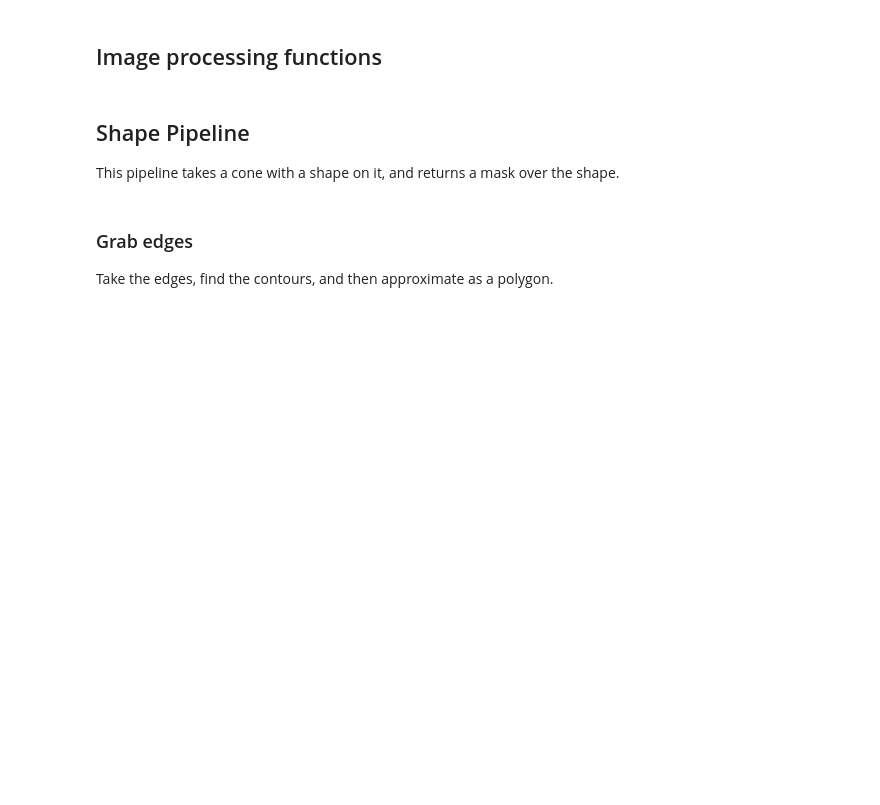
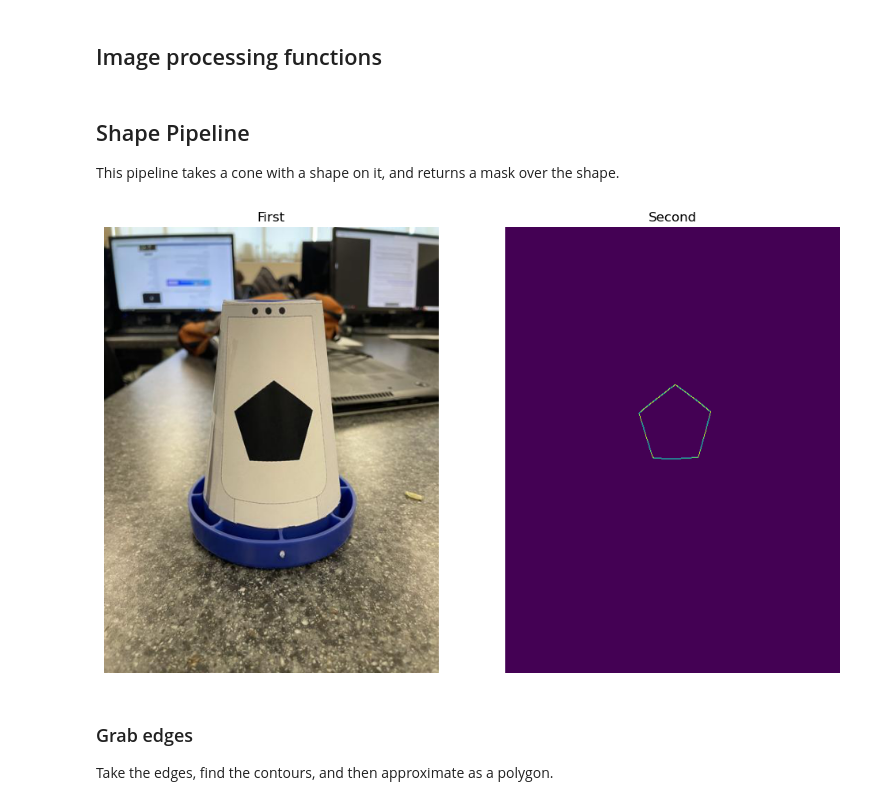
Before and after one commit to FTC-6093/Powerplay6093, a Jupyter notebook: TeamCode/src/main/java/org/firstinspires/ftc/teamcode/pythoncone/cone.ipynb, the cells around one changed output. Cells and saved outputs as stored; diff of their text form; code cells hidden in the pictures; blank space fills up the shorter version.

```diff
--- a/TeamCode/src/main/java/org/firstinspires/ftc/teamcode/pythoncone/cone.ipynb
+++ b/TeamCode/src/main/java/org/firstinspires/ftc/teamcode/pythoncone/cone.ipynb
@@ -51,7 +59,7 @@ def flood_from_pix(floodImg: np.ndarray, pixel: tuple = ()):
     h, w = floodImg.shape[:2]
     if not pixel: pixel = (w//2, h//2)
     mask = np.zeros((h+2,w+2), np.uint8)
-    flat = floodImg.astype(np.uint8)
+    flat = floodImg.astype("uint8")
     cv2.floodFill(flat, mask, pixel, 255)
     return cv2.threshold(flat, 254, 255, cv2.THRESH_BINARY)[1]
 
@@ -60,7 +68,6 @@ def resize_image(dimImage: np.ndarray, newsize: tuple = ()):
     if newsize:
         rowedge = (dims[0]-newsize[0])//2
         coledge = (dims[1]-newsize[1])//2
-
         return dimImage[rowedge:dims[0]-rowedge,coledge:dims[1]-coledge]
 
     return dimImage
@@ -83,36 +90,41 @@ from pickle import dump
 color_pipeline = lambda img, seed: compose(
         (extract_channel, (0,)),
         # 200 is min, 250 is max. If theres too much bg noise, turn up 200. If the shape gets cut, turn up 250.
         (cv2.Canny, (200, 250)),
         (cv2.blur, ((7, 7),)),
         (flood_from_pix, (seed,)),
         (cv2.Canny, (200, 250)),
+        # (point, (seed, (255,0,0))),
+        # (tri_stack, ()),
+        (np.ndarray.astype,("uint8",)),
     )(img)
 
-image = cv2.imread("Images/Shapes V2/Normal/Triangle.png", cv2.IMREAD_UNCHANGED)
+image = cv2.imread("Images/Shapes/Downscaled/pentagon_downscaled_cone.jpg")
 # webcam = cv2.VideoCapture(0)
 # image = webcam.read()[1]
 # webcam.release()
 
 prep_pipeline = compose(
     (cv2.flip, (1,)),
     (cv2.cvtColor, (cv2.COLOR_RGB2BGR,)),
     # (resize_image, ((480,360),)),
 )
 
 image = prep_pipeline(image)
 
 cnvimage = cv2.cvtColor(image, cv2.COLOR_RGB2HSV)
-cnvimage = color_pipeline(image,(240,240))
+cnvimage = color_pipeline(image,(250,245))
 # cnvimage = cv2.cvtColor(cnvimage, cv2.COLOR_HSV2RGB)
-# add_image(image,cnvimage)
+add_image(image,cnvimage)
 # cnvimage = cv2.cvtColor(cnvimage, cv2.COLOR_RGB2GRAY)
 
 # image = cv2.cvtColor(image, cv2.COLOR_RGB2BGR)
 # cv2.imwrite("Images/Shapes V2/Normal/Pentagon.png",image)
 # cv2.imwrite("Images/Shapes V2/Processed/Pentagon.png",cnvimage)
 
 dump(cnvimage, open("temp/cnvimage",'wb+'))
+# %% [output]
+[figure, added]
 # %% [markdown]
 ### Grab edges
 
```
Also changed, not shown: parts of 5 cells of this notebook, 2 other files.
